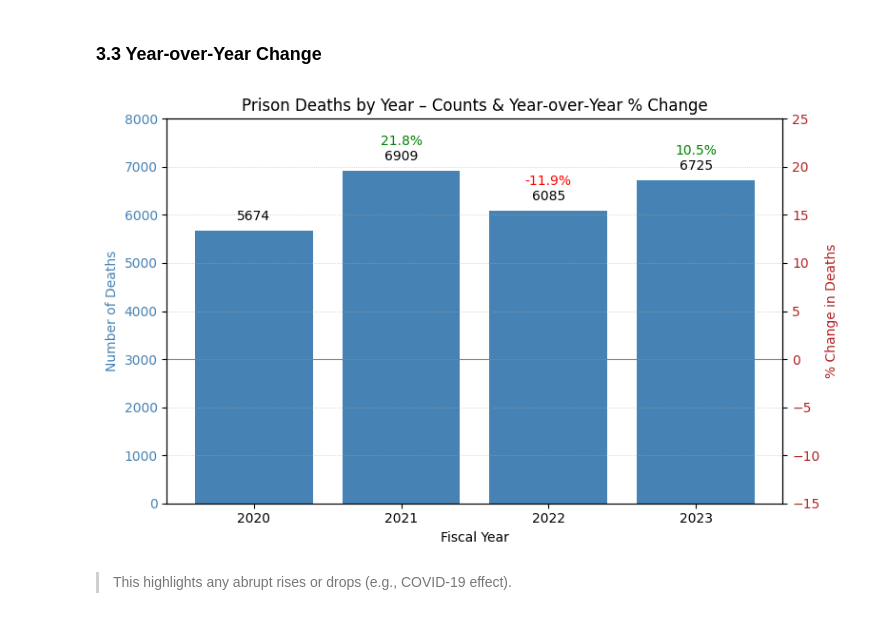
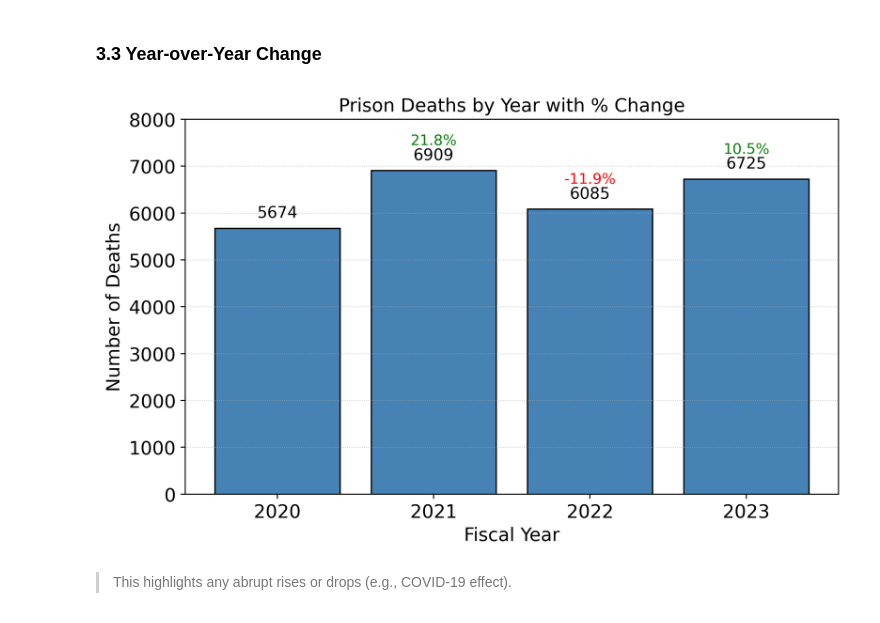
Before and after one commit to Ramil-cyber/Research_Linking_Analyzing_US_Prisons_Deaths, a Jupyter notebook: EDA/EDA_BJA_data.ipynb, the cells around one changed output. Saved outputs shown, nothing was run; the diff lists cells and outputs as text; code cells hidden in the pictures.

```diff
--- a/EDA/EDA_BJA_data.ipynb
+++ b/EDA/EDA_BJA_data.ipynb
@@ -95,14 +92,0 @@ BJA["Location Type"] = BJA["Location Type"].replace({"jail": "Jail"})
-# %%
-BJA["Fiscal Year of Death"] = pd.to_datetime(BJA["Fiscal Year of Death"])
-BJA["Death Year"] = BJA["Fiscal Year of Death"].dt.year
-
-year_counts = BJA["Death Year"].value_counts().sort_index()
-
-plt.figure(figsize=(6, 4))
-year_counts.plot(kind="bar", color="steelblue")
-plt.title("Number of Prison Deaths by Fiscal Year")
-plt.xlabel("Fiscal Year")
-plt.ylabel("Number of Deaths")
-plt.xticks(rotation=45, ha='right')
-plt.tight_layout()
-plt.show()
@@ -272,71 +391,60 @@ year_counts = BJA["Death Year"].value_counts().sort_index()
 yearly = year_counts.to_frame(name="Deaths")
 yearly["Pct Change"] = yearly["Deaths"].pct_change() * 100
 
-# Preparing x‐positions and labels
+# Preparing x‑positions and labels
 years = yearly.index.astype(int).tolist()
 x_vals = np.arange(len(years))
 year_labels = [str(y) for y in years]
 
-# Creating one figure with dual y‐axes
-fig, ax1 = plt.subplots(figsize=(8, 5))
+# Create a single‐axis figure (no secondary % change axis)
+fig, ax1 = plt.subplots(figsize=(8, 5), dpi=350)
 
-# Ploting Deaths as bars on ax1
-bars = ax1.bar(x_vals, yearly["Deaths"], color="steelblue")
+# Plot Deaths as bars
+bars = ax1.bar(x_vals, yearly["Deaths"], color="steelblue", edgecolor="black")
 ax1.set_xticks(x_vals)
-ax1.set_xticklabels(year_labels)
-ax1.set_xlabel("Fiscal Year")
-ax1.set_ylabel("Number of Deaths", color="steelblue")
-ax1.tick_params(axis="y", labelcolor="steelblue")
+ax1.set_xticklabels(year_labels, fontsize=14)
+ax1.set_xlabel("Fiscal Year", fontsize=14)
+ax1.set_ylabel("Number of Deaths", fontsize=14)
+ax1.tick_params(axis="y", labelsize=14)
 ax1.set_ylim(0, 8000)
 
-# Annotating each bar with its Death count
+# Annotate each bar with its Death count and Pct Change
 base_offset = 8000 * 0.02
 pct_offset = 8000 * 0.04
 
 for i, (death_count, pct) in enumerate(zip(yearly["Deaths"], yearly["Pct Change"])):
-    # Death count annotation, black, just above the bar
+    # Death count annotation (black), just above the bar
     ax1.text(
         i,
         death_count + base_offset,
         f"{int(death_count)}",
         ha="center",
         va="bottom",
-        fontsize=10,
+        fontsize=12,
         color="black",
     )
 
-    # Percent Change annotation, colored and placed above the death count
+    # Percent Change annotation (green/red), above the death count
     if not np.isnan(pct):
         pct_color = "green" if pct > 0 else "red"
         ax1.text(
             i,
             death_count + base_offset + pct_offset,
             f"{pct:.1f}%",
             ha="center",
             va="bottom",
-            fontsize=10,
+            fontsize=11,
             color=pct_color,
         )
 
-# Adding horizontal grid lines on the Deaths axis for readability
+# Add horizontal grid lines on the Deaths axis for readability
 ax1.yaxis.grid(True, linestyle=":", linewidth=0.6, alpha=0.7)
 
-# Creating a second y‐axis for % Change
-ax2 = ax1.twinx()
-ax2.set_ylabel("% Change in Deaths", color="firebrick")
-ax2.tick_params(axis="y", labelcolor="firebrick")
-
-# Forcing the % Change axis
-ax2.set_ylim(-15, 25)
-
-# Drawing a horizontal line at 0% for reference
-ax2.axhline(0, color="gray", linewidth=0.8, linestyle="-")
-
-plt.title("Prison Deaths by Year – Counts & Year‑over‑Year % Change")
-fig.tight_layout()
+plt.title("Prison Deaths by Year with % Change", fontsize=14)
+plt.tight_layout()
 plt.show()
 # %% [output]
-[figure, old version]
+[figure, new version]
 # %% [markdown]
 > This highlights any abrupt rises or drops (e.g., COVID‑19 effect).
 # %% [markdown]
```
Also changed, not shown: parts of 12 cells of this notebook, 1 other file.
